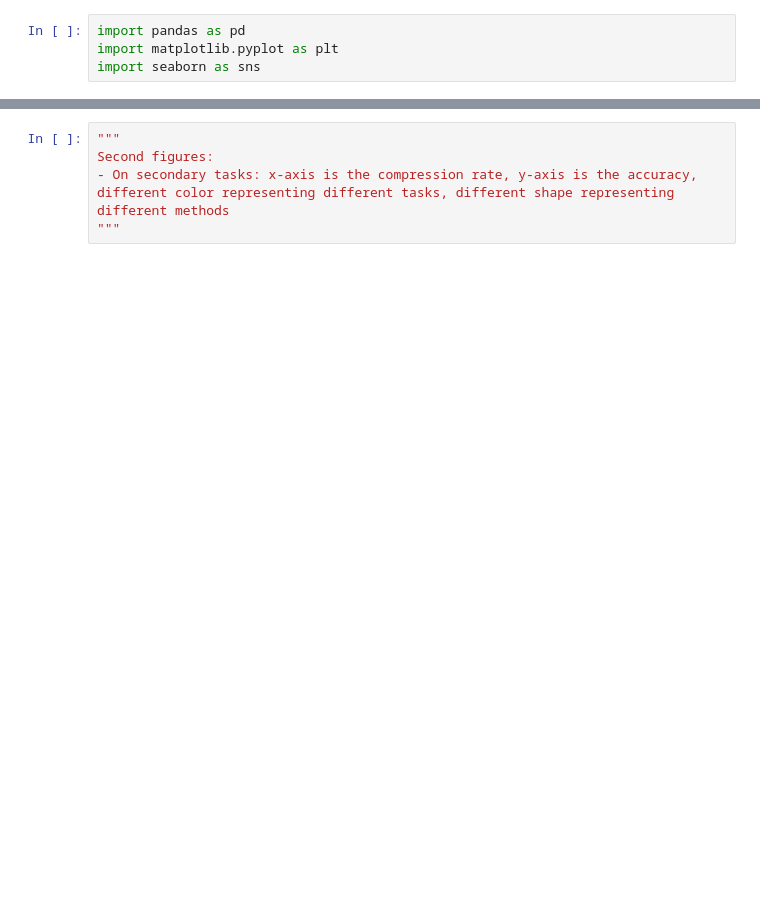
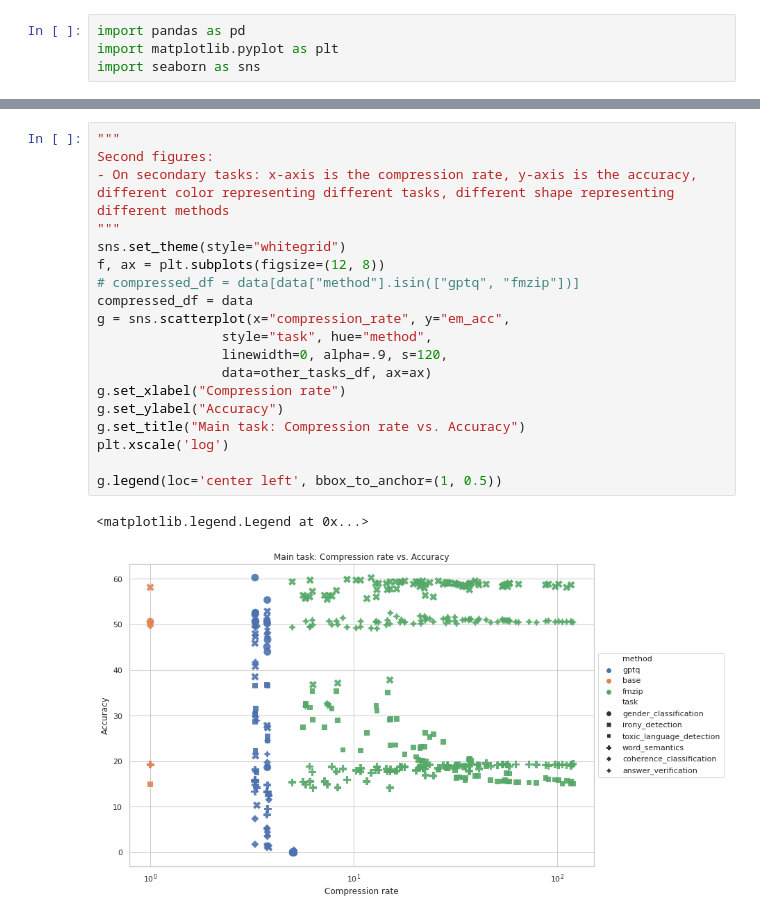
Before and after one commit to eth-easl/deltazip, a Jupyter notebook: results/analyse.ipynb, the cells around one changed output, grey strips where cells are left out. Saved outputs shown, nothing was run; the diff lists cells and outputs as text; blank space fills up the shorter version.

```diff
--- a/results/analyse.ipynb
+++ b/results/analyse.ipynb
@@ -51,5 +38,22 @@ g.legend(loc='center left', bbox_to_anchor=(1, 0.5))
-# %%
-"""
-Second figures:
-- On secondary tasks: x-axis is the compression rate, y-axis is the accuracy, different color representing different tasks, different shape representing different methods
-"""
+# %%
+"""
+Second figures:
+- On secondary tasks: x-axis is the compression rate, y-axis is the accuracy, different color representing different tasks, different shape representing different methods
+"""
+sns.set_theme(style="whitegrid")
+f, ax = plt.subplots(figsize=(12, 8))
+# compressed_df = data[data["method"].isin(["gptq", "fmzip"])]
+compressed_df = data
+g = sns.scatterplot(x="compression_rate", y="em_acc",
+                style="task", hue="method",
+                linewidth=0, alpha=.9, s=120,
+                data=other_tasks_df, ax=ax)
+g.set_xlabel("Compression rate")
+g.set_ylabel("Accuracy")
+g.set_title("Main task: Compression rate vs. Accuracy")
+plt.xscale('log')
+
+g.legend(loc='center left', bbox_to_anchor=(1, 0.5))
+# %% [output]
+<matplotlib.legend.Legend at 0x...>
+[figure, added]
```
Also changed, not shown: parts of 4 cells of this notebook, 12 other files.
